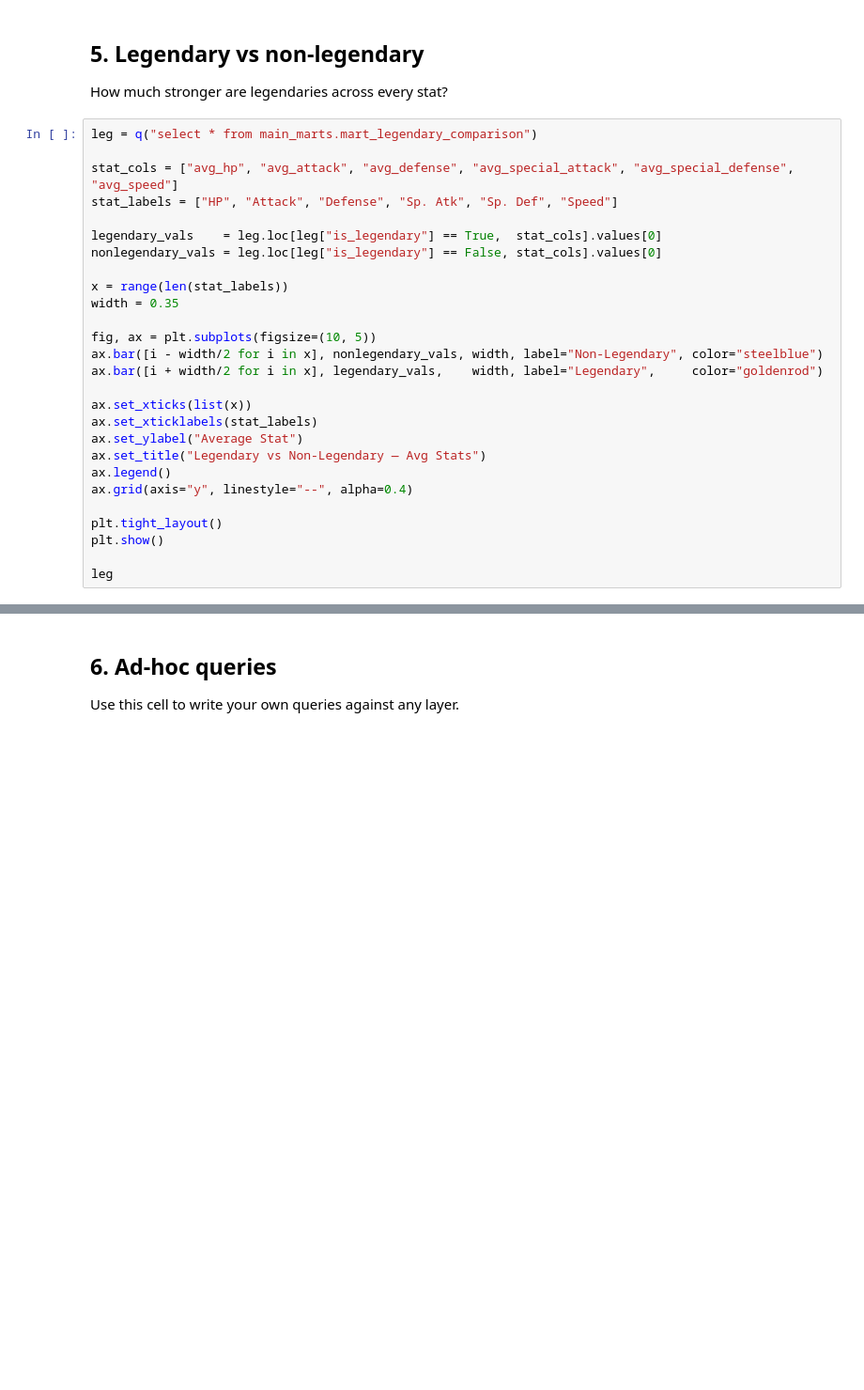
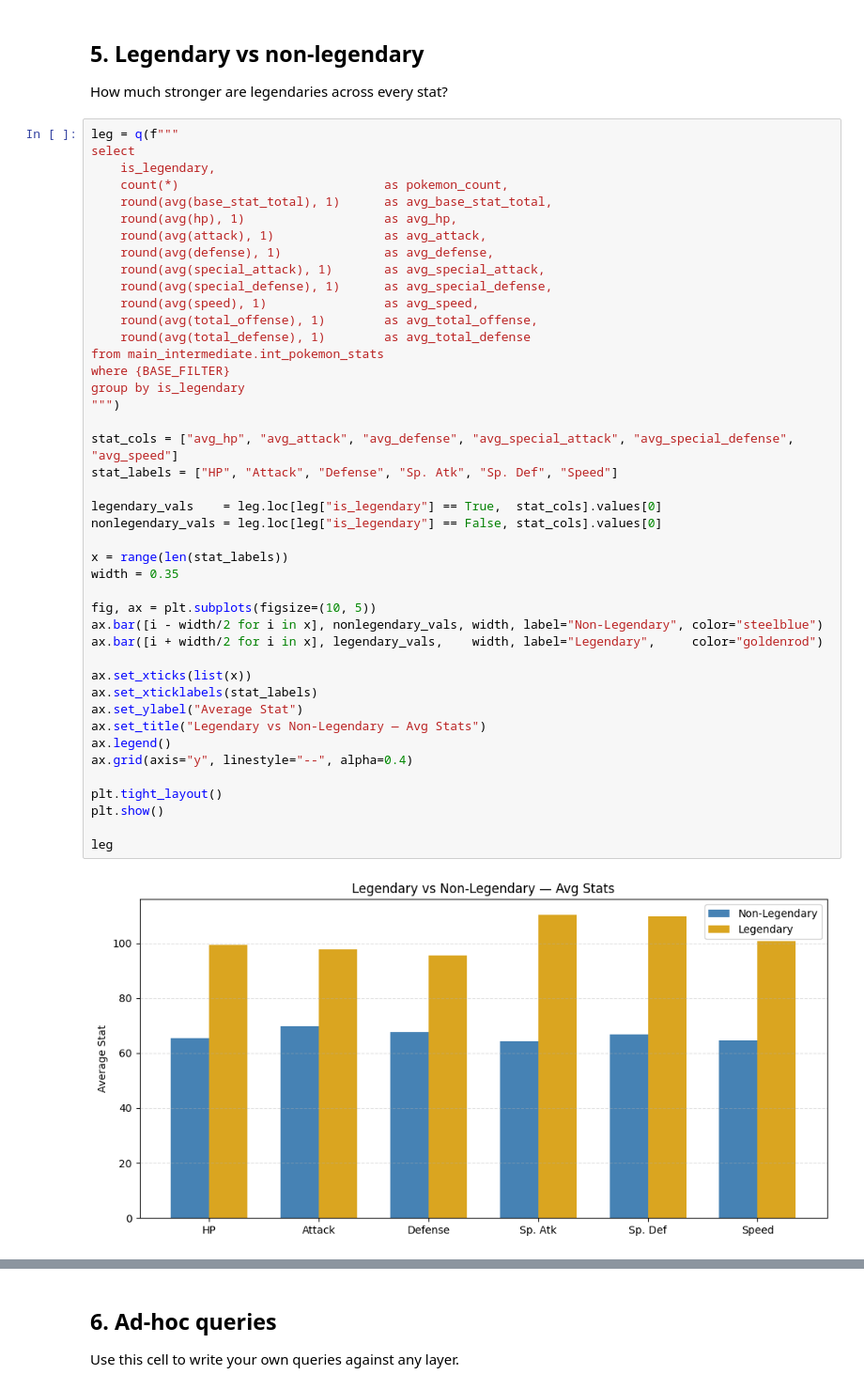
Before and after one commit to benmol1/data-stack, a Jupyter notebook: notebooks/pokemon_analytics.ipynb, the cells around one changed output, grey strips where cells are left out. Shown at 94% size. Cells and saved outputs as stored; diff of their text form; blank space fills up the shorter version.

```diff
--- a/notebooks/pokemon_analytics.ipynb
+++ b/notebooks/pokemon_analytics.ipynb
@@ -109,29 +197,47 @@ by_gen
 
 How much stronger are legendaries across every stat?
 # %%
-leg = q("select * from main_marts.mart_legendary_comparison")
+leg = q(f"""
+select
+    is_legendary,
+    count(*)                            as pokemon_count,
+    round(avg(base_stat_total), 1)      as avg_base_stat_total,
+    round(avg(hp), 1)                   as avg_hp,
+    round(avg(attack), 1)               as avg_attack,
+    round(avg(defense), 1)              as avg_defense,
+    round(avg(special_attack), 1)       as avg_special_attack,
+    round(avg(special_defense), 1)      as avg_special_defense,
+    round(avg(speed), 1)                as avg_speed,
+    round(avg(total_offense), 1)        as avg_total_offense,
+    round(avg(total_defense), 1)        as avg_total_defense
+from main_intermediate.int_pokemon_stats
+where {BASE_FILTER}
+group by is_legendary
+""")
 
 stat_cols = ["avg_hp", "avg_attack", "avg_defense", "avg_special_attack", "avg_special_defense", "avg_speed"]
 stat_labels = ["HP", "Attack", "Defense", "Sp. Atk", "Sp. Def", "Speed"]
 
 legendary_vals    = leg.loc[leg["is_legendary"] == True,  stat_cols].values[0]
 nonlegendary_vals = leg.loc[leg["is_legendary"] == False, stat_cols].values[0]
 
 x = range(len(stat_labels))
 width = 0.35
 
 fig, ax = plt.subplots(figsize=(10, 5))
 ax.bar([i - width/2 for i in x], nonlegendary_vals, width, label="Non-Legendary", color="steelblue")
 ax.bar([i + width/2 for i in x], legendary_vals,    width, label="Legendary",     color="goldenrod")
 
 ax.set_xticks(list(x))
 ax.set_xticklabels(stat_labels)
 ax.set_ylabel("Average Stat")
 ax.set_title("Legendary vs Non-Legendary — Avg Stats")
 ax.legend()
 ax.grid(axis="y", linestyle="--", alpha=0.4)
 
 plt.tight_layout()
 plt.show()
 
 leg
+# %% [output]
+[figure, added]
```
Also changed, not shown: parts of 18 cells of this notebook, 8 other files.
